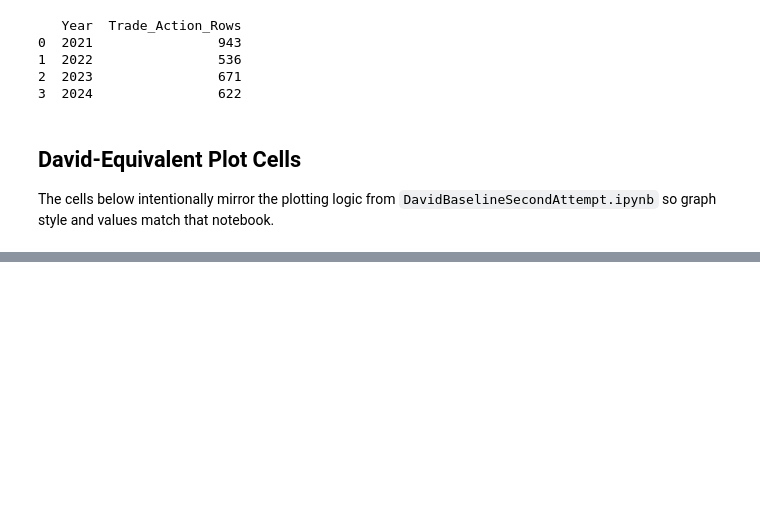
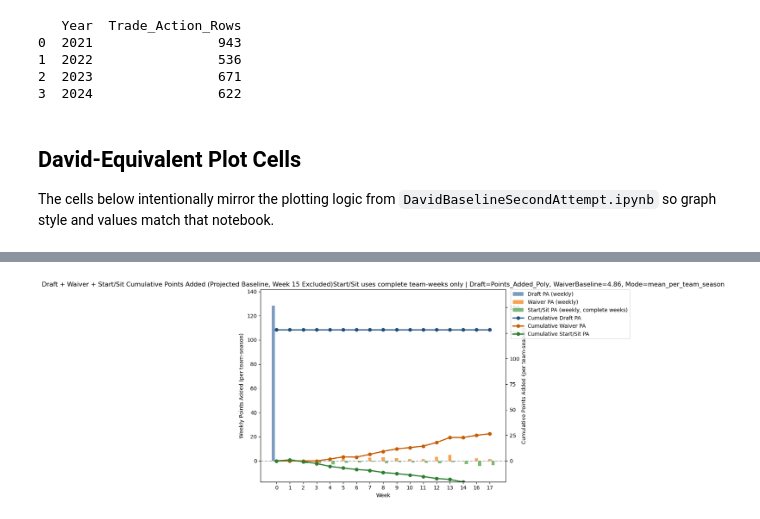
Before and after one commit to tmorgan251/fantasy_football, a Jupyter notebook: Fantasy_Football_Analysis.ipynb, the cells around one changed output, grey strips where cells are left out. Drawn from its saved outputs; the diff is of its cells as text; code cells hidden in the pictures; blank space fills up the shorter version.

```diff
--- a/Fantasy_Football_Analysis.ipynb
+++ b/Fantasy_Football_Analysis.ipynb
@@ -1488,35 +1505,36 @@ bar_range = max(bar_ymax - bar_ymin, 1.0)
 zero_frac = (0 - bar_ymin) / bar_range
 line_range = max(line_ymax_raw - line_ymin_raw, 1.0)
 line_ymin = -zero_frac * line_range
 line_ymax = line_ymin + line_range
 
 fig, ax1 = plt.subplots(figsize=(13, 6)); ax2 = ax1.twinx()
 ax1.set_zorder(1); ax2.set_zorder(2); ax1.patch.set_visible(False)
 
 ax1.bar(x - barw, draft_weekly.values, width=barw, color="#4C78A8", alpha=0.75, label="Draft PA (weekly)")
 ax1.bar(x, waiver_weekly.values, width=barw, color="#F58518", alpha=0.75, label="Waiver PA (weekly)")
 ax1.bar(x + barw, startsit_weekly_series.values, width=barw, color="#54A24B", alpha=0.75, label="Start/Sit PA (weekly, complete weeks)")
 ax1.axhline(0, linestyle="--", color="gray", alpha=0.6)
 ax1.set_xticks(x); ax1.set_xticklabels(weeks); ax1.set_xlabel("Week")
 ax1.set_ylabel("Weekly Points Added" + (" (per team-season)" if AGG_MODE=="mean_per_team_season" else ""))
 ax1.set_ylim(bar_ymin, bar_ymax)
 
 ax2.plot(x, cum_draft.values, marker="o", linewidth=2.2, color="#1f4e79", label="Cumulative Draft PA")
 ax2.plot(x, cum_waiver.values, marker="o", linewidth=2.2, color="#C65D00", label="Cumulative Waiver PA")
 ax2.plot(x, cum_startsit.values, marker="o", linewidth=2.2, color="#2E7D32", label="Cumulative Start/Sit PA")
 ax2.set_ylabel("Cumulative Points Added" + (" (per team-season)" if AGG_MODE=="mean_per_team_season" else ""))
 ax2.set_ylim(line_ymin, line_ymax)
 
 h1,l1 = ax1.get_legend_handles_labels(); h2,l2 = ax2.get_legend_handles_labels()
 ax2.legend(h1+h2, l1+l2, loc="upper left", bbox_to_anchor=(1.02,1.0), borderaxespad=0)
 
 plt.title(
-    "Draft + Waiver + Start/Sit Cumulative Points Added (Projected Baseline, Week 15 Excluded)
-"
+    "Draft + Waiver + Start/Sit Cumulative Points Added (Projected Baseline, Week 15 Excluded)"
     f"Start/Sit uses complete team-weeks only | Draft={DRAFT_POINTS_COL}, WaiverBaseline={WAIVER_BASELINE_VALUE:.2f}, Mode={AGG_MODE}"
 )
 plt.tight_layout(rect=[0,0,0.82,1])
 plt.show()
+# %% [output]
+[figure, added]
 # %%
 # BLOCK TR2-equivalent - Trade points added vs no-trade baseline by year
 import numpy as np
```
Also changed, not shown: parts of 7 cells of this notebook.
